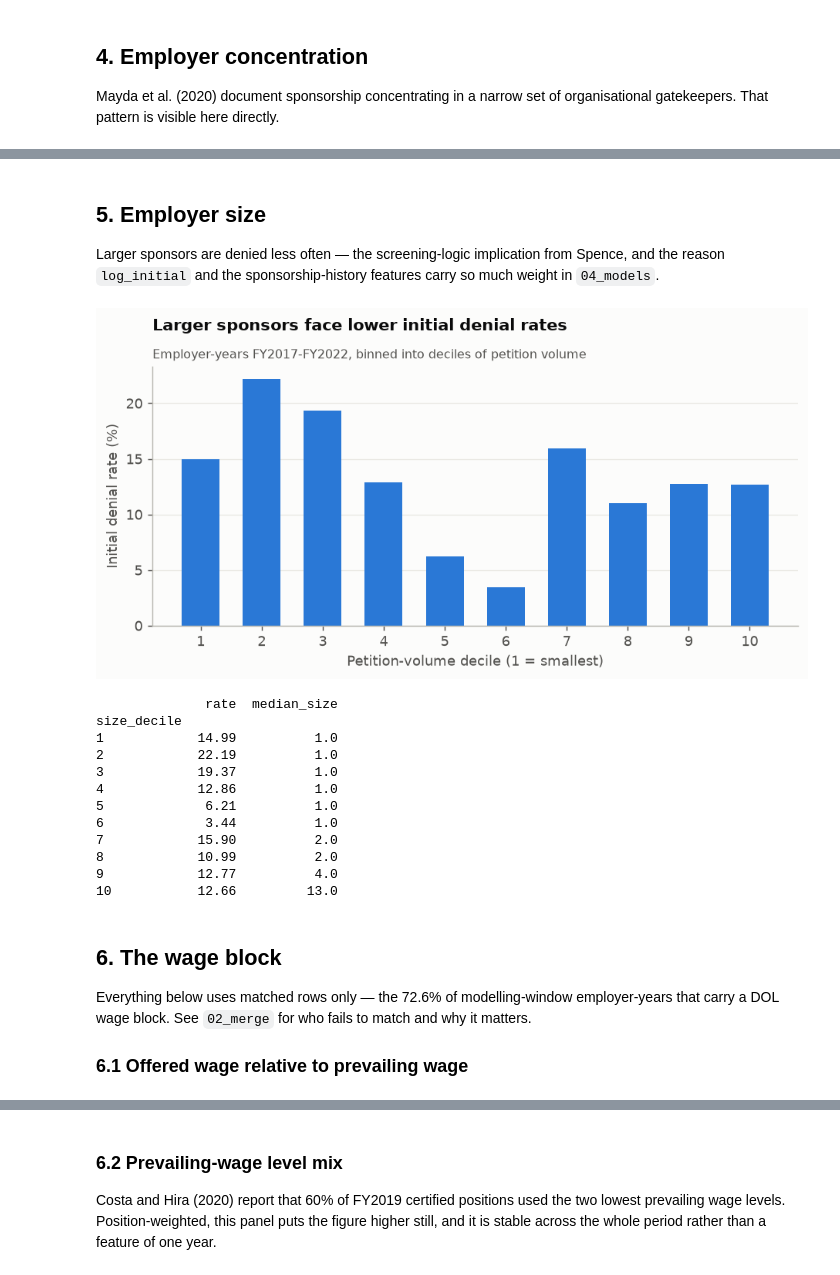
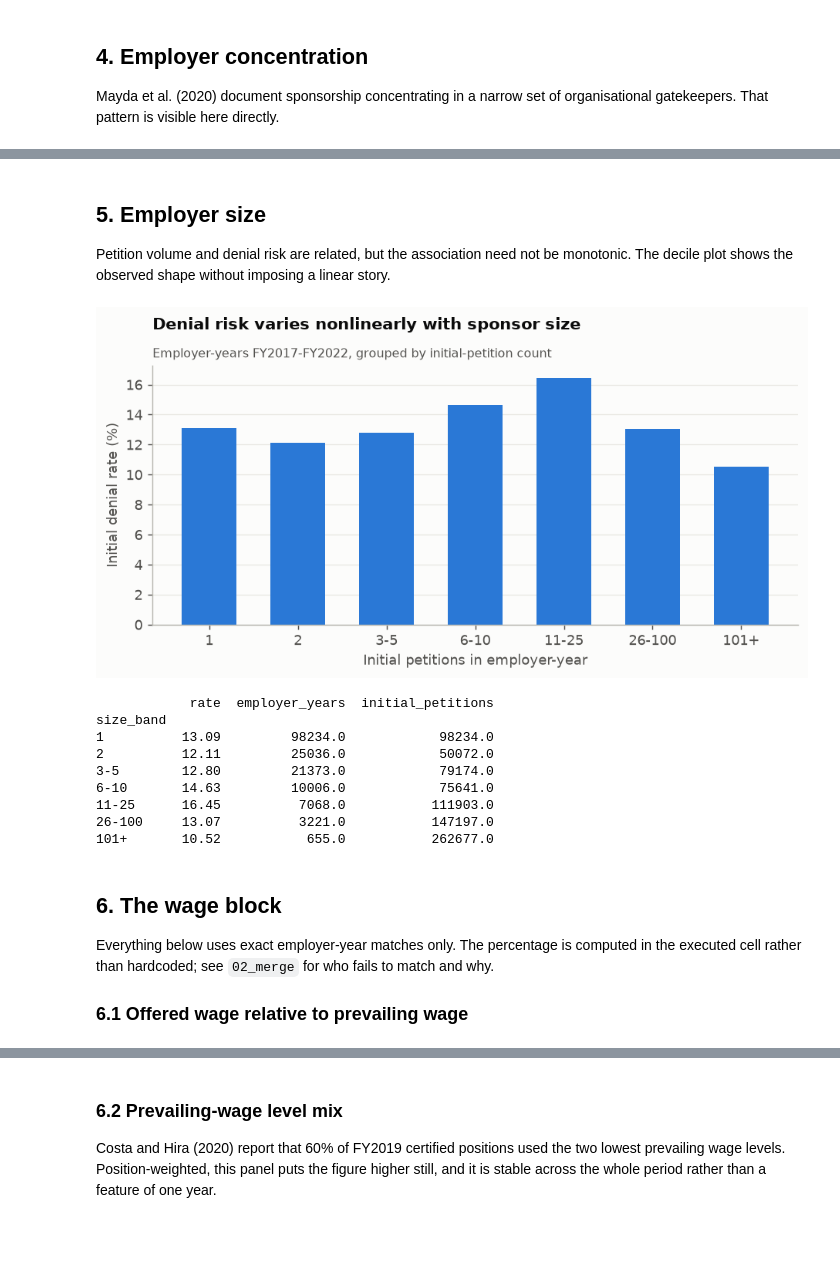
Before and after one commit to MuhammadMoiz20/h1b-gatekeeping, a Jupyter notebook: code/03_eda.ipynb, the cells around one changed output, grey strips where cells are left out. Drawn from its saved outputs; the diff is of its cells as text; code cells hidden in the pictures; blank space fills up the shorter version.

```diff
--- a/code/03_eda.ipynb
+++ b/code/03_eda.ipynb
@@ -220,46 +227,46 @@ AMAZON.COM SERVICES INC                    3027
-# %% [markdown]
-## 5. Employer size
-
-Larger sponsors are denied less often — the screening-logic implication from Spence, and
-the reason `log_initial` and the sponsorship-history features carry so much weight in
-`04_models`.
+# %% [markdown]
+## 5. Employer size
+
+Petition volume and denial risk are related, but the association need not be monotonic.
+The decile plot shows the observed shape without imposing a linear story.
 # %%
-fit_df["size_decile"] = pd.qcut(fit_df.initial_total.rank(method="first"),
-                                10, labels=False) + 1
-sz = fit_df.groupby("size_decile").apply(
+SIZE_EDGES = [0, 1, 2, 5, 10, 25, 100, np.inf]
+SIZE_LABELS = ["1", "2", "3-5", "6-10", "11-25", "26-100", "101+"]
+fit_df["size_band"] = pd.cut(fit_df.initial_total, bins=SIZE_EDGES,
+                             labels=SIZE_LABELS)
+sz = fit_df.groupby("size_band", observed=True).apply(
     lambda t: pd.Series({
         "rate": t.initial_denials.sum() / t.initial_total.sum() * 100,
-        "median_size": t.initial_total.median()}), include_groups=False)
+        "employer_years": len(t),
+        "initial_petitions": t.initial_total.sum()}), include_groups=False)
 
 fig, ax = plt.subplots(figsize=(7.2, 3.8))
-ax.bar(sz.index, sz.rate, color=SEQ, width=0.62)
-ax.set_xticks(range(1, 11))
-finish(ax, "Larger sponsors face lower initial denial rates",
-       "Employer-years FY2017-FY2022, binned into deciles of petition volume",
-       "Petition-volume decile (1 = smallest)", "Initial denial rate (%)")
-save("05_size_decile")
+ax.bar(range(len(sz)), sz.rate, color=SEQ, width=0.62)
+ax.set_xticks(range(len(sz)))
+ax.set_xticklabels(sz.index)
+finish(ax, "Denial risk varies nonlinearly with sponsor size",
+       "Employer-years FY2017-FY2022, grouped by initial-petition count",
+       "Initial petitions in employer-year", "Initial denial rate (%)")
+save("05_size_band")
 
-sz.round(3).to_csv(TABLES / "eda_size_decile.csv")
+sz.round(3).to_csv(TABLES / "eda_size_band.csv")
 print(sz.round(2).to_string())
 # %% [output]
-[figure, old version]
+[figure, new version]
-              rate  median_size
-size_decile
-1            14.99          1.0
-2            22.19          1.0
-3            19.37          1.0
-4            12.86          1.0
-5             6.21          1.0
-6             3.44          1.0
-7            15.90          2.0
-8            10.99          2.0
-9            12.77          4.0
-10           12.66         13.0
+            rate  employer_years  initial_petitions
+size_band
+1          13.09         98234.0            98234.0
+2          12.11         25036.0            50072.0
+3-5        12.80         21373.0            79174.0
+6-10       14.63         10006.0            75641.0
+11-25      16.45          7068.0           111903.0
+26-100     13.07          3221.0           147197.0
+101+       10.52           655.0           262677.0
 # %% [markdown]
 ## 6. The wage block
 
-Everything below uses matched rows only — the 72.6% of modelling-window employer-years
-that carry a DOL wage block. See `02_merge` for who fails to match and why it matters.
+Everything below uses exact employer-year matches only. The percentage is computed in
+the executed cell rather than hardcoded; see `02_merge` for who fails to match and why.
 
 ### 6.1 Offered wage relative to prevailing wage
 # %%
```
Also changed, not shown: parts of 8 cells of this notebook, 55 other files.
